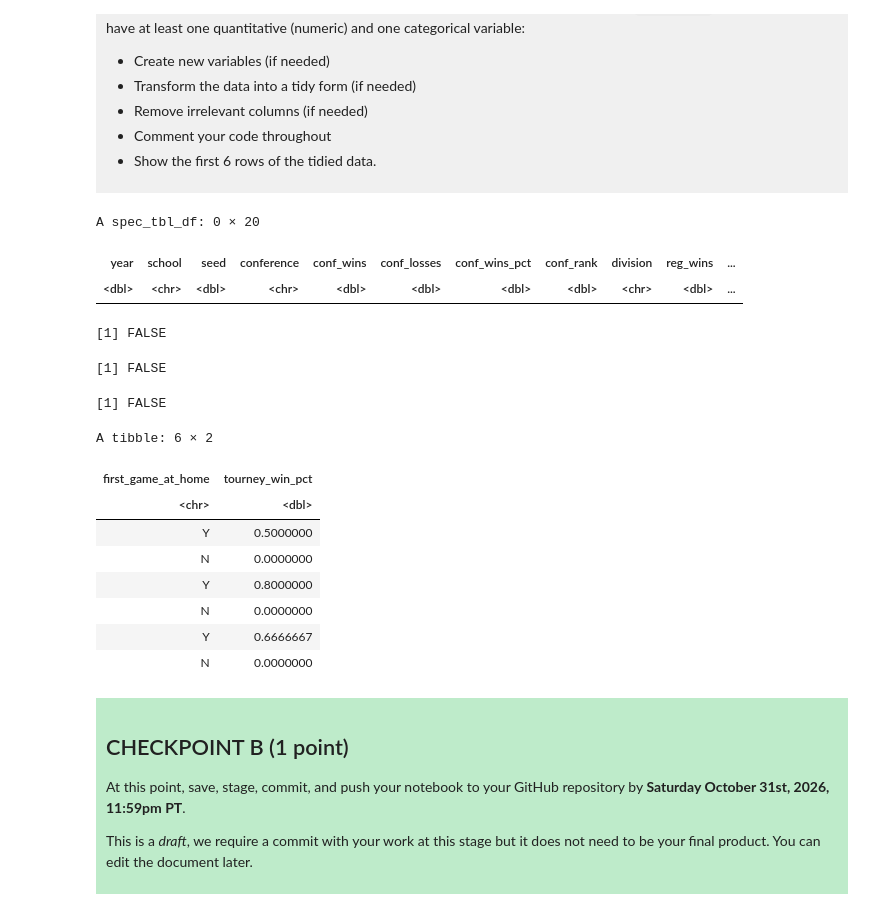
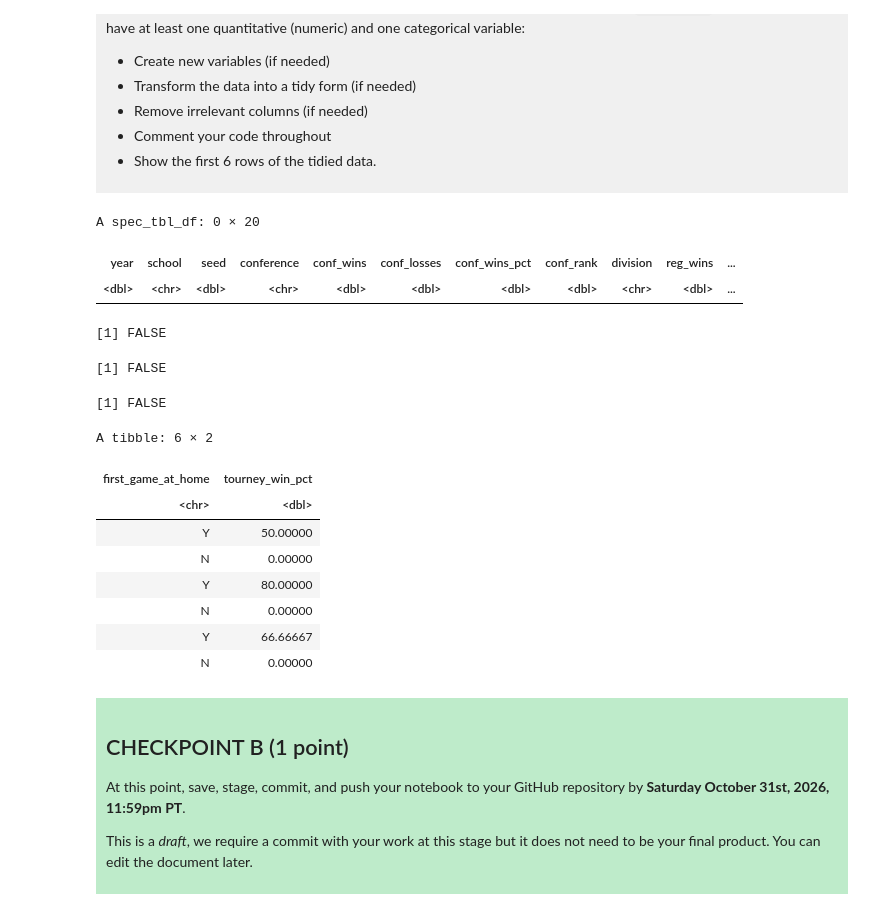
Before and after one commit to nanananasama/dsci-100-project-erica-liu, a Jupyter notebook: dsci-100-project-notebook.ipynb, the cells around one changed output. Cells and saved outputs as stored; diff of their text form; code cells hidden in the pictures.

```diff
--- a/dsci-100-project-notebook.ipynb
+++ b/dsci-100-project-notebook.ipynb
@@ -211,32 +221,32 @@ Produce a tidy data set that could be used to answer your research question usin
 # %%
 data_check<-filter(basketball,tourney_losses + tourney_wins == 0)
 data_check  # Since we are going to calculate win rate, we have to avoid division by 0
 
 any(is.na(basketball$first_game_at_home))
 any(is.na(basketball$tourney_wins))
 any(is.na(basketball$tourney_losses)) # check if there's any missing data (reference resource: https://statisticsglobe.com/r-is-na-function/)
 
 basketball_tidy<-basketball|>
-                mutate(tourney_win_pct = tourney_wins/(tourney_wins + tourney_losses))|>  # we create a new columns representing whole tourney win rate
+                mutate(tourney_win_pct = 100*tourney_wins/(tourney_wins + tourney_losses))|>  # we create a new columns representing whole tourney win rate
                 select(first_game_at_home, tourney_win_pct) # we remove irrelevant columns and leave the 2 columns we care about
 first_6_rows<-head(basketball_tidy)
 first_6_rows # head() shows first 6 rows
 # %% [output]
 A spec_tbl_df: 0 × 20
 | year | school | seed | conference | conf_wins | conf_losses | conf_wins_pct | conf_rank | division | reg_wins | ... |
 | <dbl> | <chr> | <dbl> | <chr> | <dbl> | <dbl> | <dbl> | <dbl> | <chr> | <dbl> | ... |
 [1] FALSE
 [1] FALSE
 [1] FALSE
 A tibble: 6 × 2
 | first_game_at_home | tourney_win_pct |
 | <chr> | <dbl> |
-| Y | 0.5000000 |
-| N | 0.0000000 |
-| Y | 0.8000000 |
-| N | 0.0000000 |
-| Y | 0.6666667 |
-| N | 0.0000000 |
+| Y | 50.00000 |
+| N | 0.00000 |
+| Y | 80.00000 |
+| N | 0.00000 |
+| Y | 66.66667 |
+| N | 0.00000 |
 # %% [markdown]
 <div style="background-color: #beebca; padding: 10px;">
 
```
Also changed, not shown: parts of 11 cells of this notebook.
